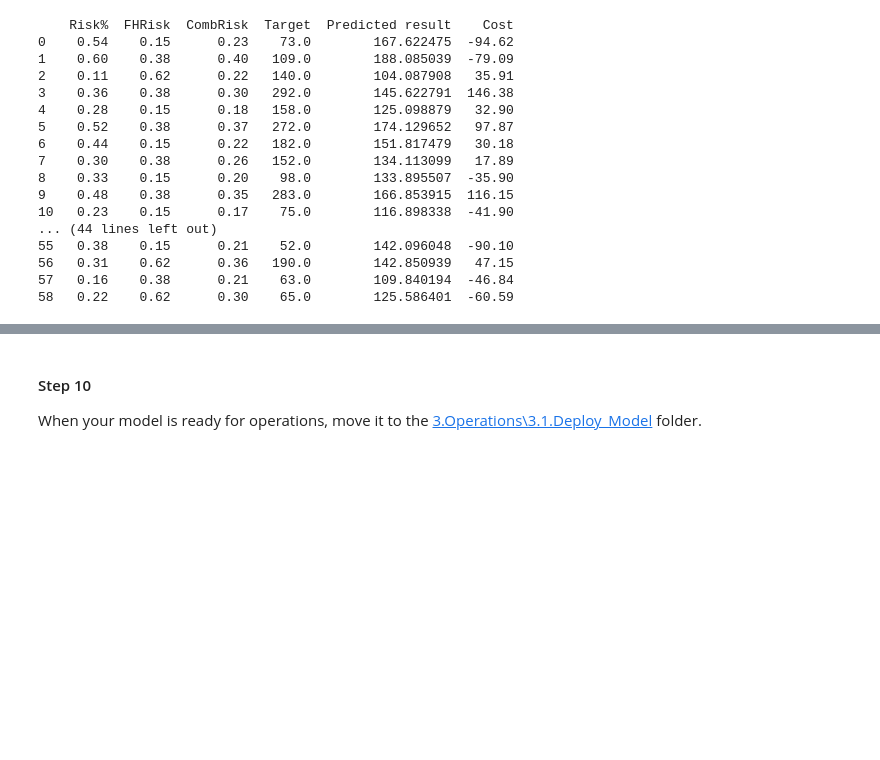
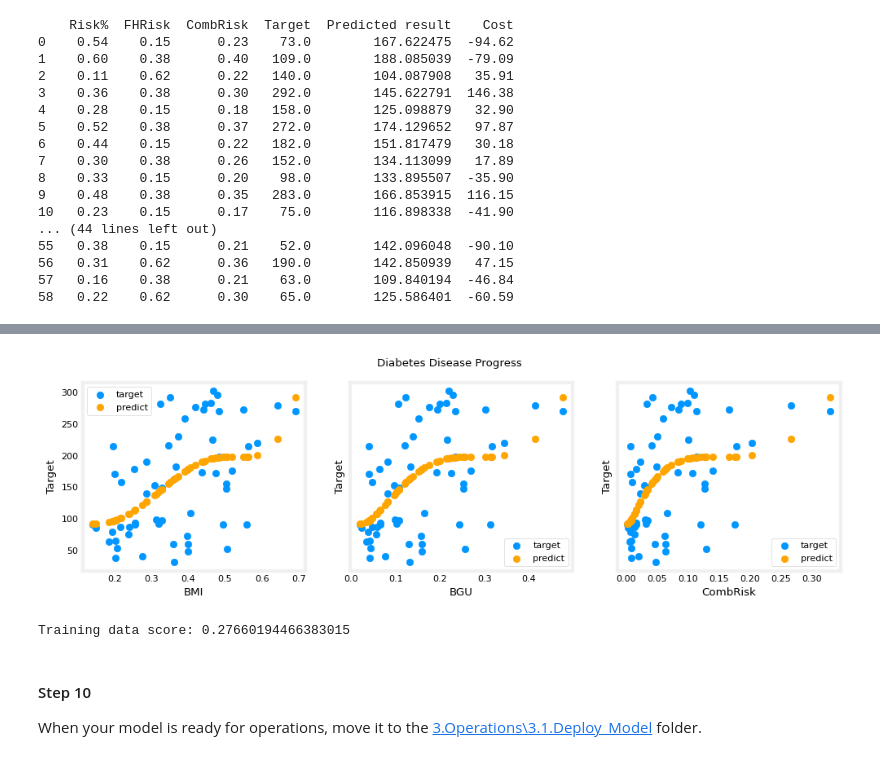
Before and after one commit to TempeHS/2025SE-LiamW-MLOps, a Jupyter notebook: 2.Model_Development/2.4.Model_Testing_and_Validation/2.4.1.Model_Evaluation.ipynb, the cells around one changed output, grey strips where cells are left out. Drawn from its saved outputs; the diff is of its cells as text; code cells hidden in the pictures; blank space fills up the shorter version.

```diff
--- a/2.Model_Development/2.4.Model_Testing_and_Validation/2.4.1.Model_Evaluation.ipynb
+++ b/2.Model_Development/2.4.Model_Testing_and_Validation/2.4.1.Model_Evaluation.ipynb
@@ -185,3 +243,21 @@ Coefficient: [230.12541062  83.70308029   7.15419969]
+# %%
+my_pred = my_model.predict(poly_features)
+
+# plot predictions and targets vs original features
+fig,ax=plt.subplots(1,len(mx_col),figsize=(12,3),sharey=True)
+for i in range(len(ax)):
+    ax[i].scatter(poly_features[:,i],my_test, label = 'target')
+    ax[i].set_xlabel(mx_col[i])
+    ax[i].scatter(poly_features[:,i],my_pred,color="orange", label = 'predict')
+    ax[i].set_ylabel("Target"); ax[i].legend();
+fig.suptitle("Diabetes Disease Progress")
+plt.show()
+
+test_score = my_model.score(poly_features, my_test)
+print(f'Training data score: {test_score}')
+# %% [output]
+[figure, added]
+Training data score: 0.27660194466383015
 # %% [markdown]
 #### Step 10
 
```
Also changed, not shown: parts of 2 cells of this notebook, 2 other files.
